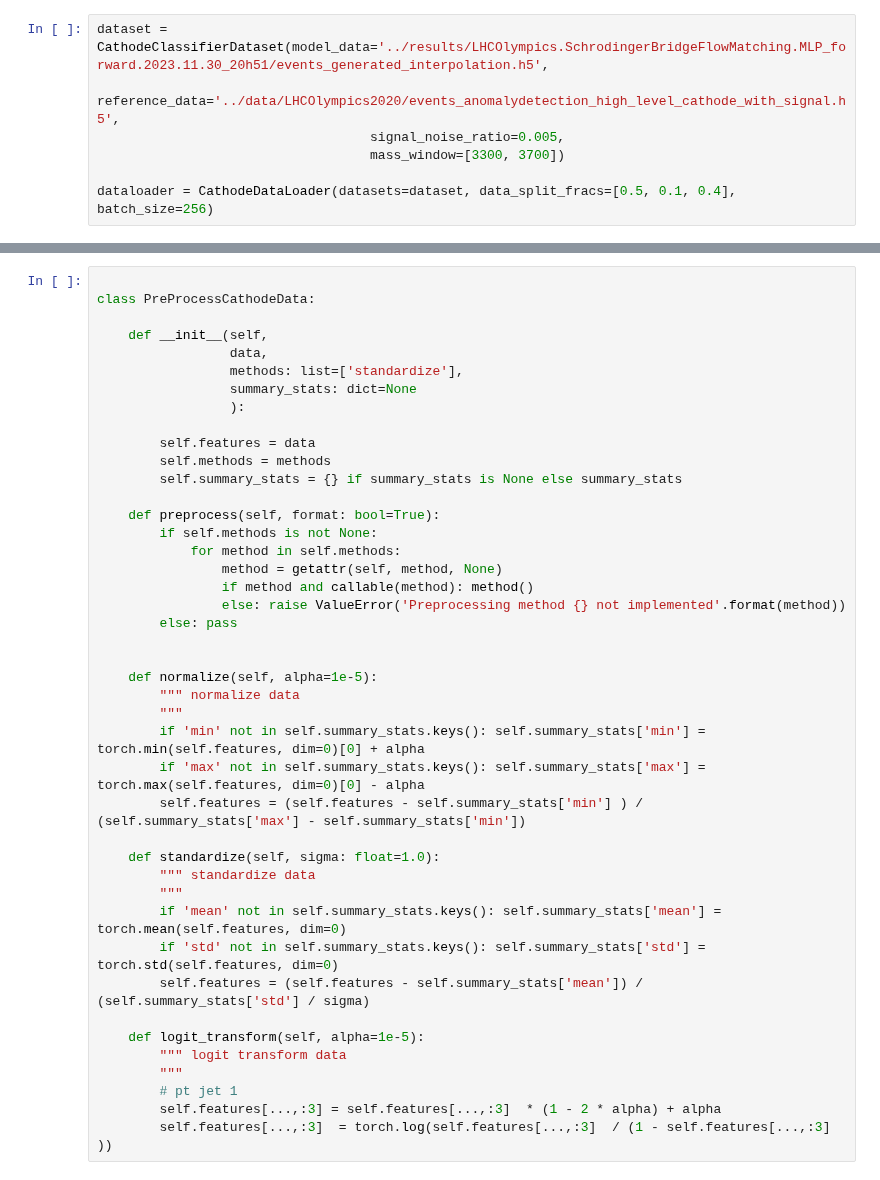
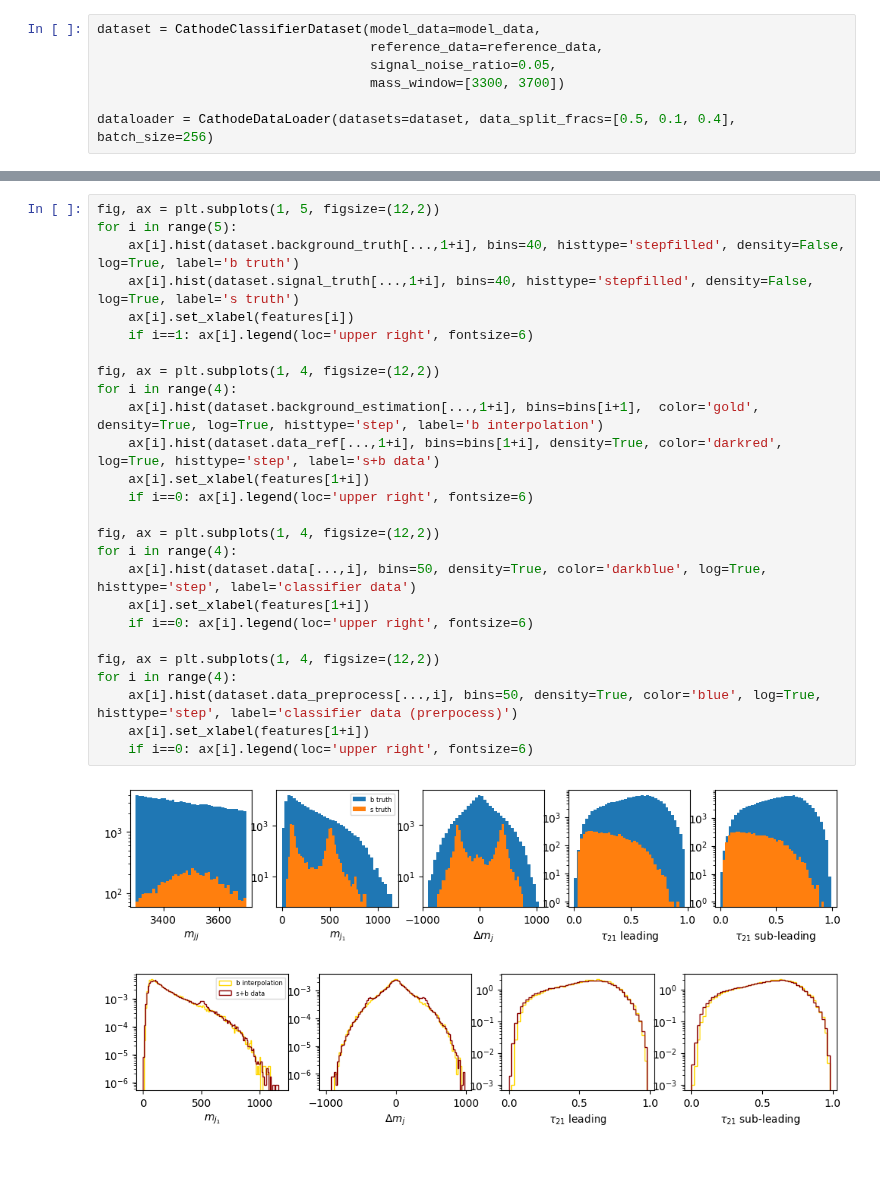
Before and after one commit to dfaroughy/DynGenModels, a Jupyter notebook: notebooks/cathode.ipynb, the cells around one changed output, grey strips where cells are left out. Drawn from its saved outputs; the diff is of its cells as text.

```diff
--- a/notebooks/cathode.ipynb
+++ b/notebooks/cathode.ipynb
@@ -154,7 +208,7 @@ class CathodeDataLoader:
 # %%
-dataset = CathodeClassifierDataset(model_data='../results/LHCOlympics.SchrodingerBridgeFlowMatching.MLP_forward.2023.11.30_20h51/events_generated_interpolation.h5',
-                                   reference_data='../data/LHCOlympics2020/events_anomalydetection_high_level_cathode_with_signal.h5',
-                                   signal_noise_ratio=0.005,
+dataset = CathodeClassifierDataset(model_data=model_data,
+                                   reference_data=reference_data,
+                                   signal_noise_ratio=0.05,
                                    mass_window=[3300, 3700])
 
 dataloader = CathodeDataLoader(datasets=dataset, data_split_fracs=[0.5, 0.1, 0.4], batch_size=256)
@@ -216,43 +220,29 @@ ax[3].set_xlabel(r'$\tau_{21}$ sub-leading')
-# %%
-
-class PreProcessCathodeData:
-
-    def __init__(self,
-                 data,
-                 methods: list=['standardize'],
-                 summary_stats: dict=None
-                 ):
-
-        self.features = data
-        self.methods = methods
-        self.summary_stats = {} if summary_stats is None else summary_stats
-
-    def preprocess(self, format: bool=True):
-        if self.methods is not None:
-            for method in self.methods:
-                method = getattr(self, method, None)
-                if method and callable(method): method()
-                else: raise ValueError('Preprocessing method {} not implemented'.format(method))
-        else: pass
-
-
-    def normalize(self, alpha=1e-5):
-        """ normalize data
-        """
-        if 'min' not in self.summary_stats.keys(): self.summary_stats['min'] = torch.min(self.features, dim=0)[0] + alpha
-        if 'max' not in self.summary_stats.keys(): self.summary_stats['max'] = torch.max(self.features, dim=0)[0] - alpha
-        self.features = (self.features - self.summary_stats['min'] ) / (self.summary_stats['max'] - self.summary_stats['min'])
-
-    def standardize(self, sigma: float=1.0):
-        """ standardize data
-        """
-        if 'mean' not in self.summary_stats.keys(): self.summary_stats['mean'] = torch.mean(self.features, dim=0)
-        if 'std' not in self.summary_stats.keys(): self.summary_stats['std'] = torch.std(self.features, dim=0)
-        self.features = (self.features - self.summary_stats['mean']) / (self.summary_stats['std'] / sigma)
-
-    def logit_transform(self, alpha=1e-5):
-        """ logit transform data
-        """
-        # pt jet 1
-        self.features[...,:3] = self.features[...,:3]  * (1 - 2 * alpha) + alpha
-        self.features[...,:3]  = torch.log(self.features[...,:3]  / (1 - self.features[...,:3] ))
+# %%
+fig, ax = plt.subplots(1, 5, figsize=(12,2))
+for i in range(5):
+    ax[i].hist(dataset.background_truth[...,1+i], bins=40, histtype='stepfilled', density=False, log=True, label='b truth')
+    ax[i].hist(dataset.signal_truth[...,1+i], bins=40, histtype='stepfilled', density=False, log=True, label='s truth')
+    ax[i].set_xlabel(features[i])
+    if i==1: ax[i].legend(loc='upper right', fontsize=6)
+
+fig, ax = plt.subplots(1, 4, figsize=(12,2))
+for i in range(4):
+    ax[i].hist(dataset.background_estimation[...,1+i], bins=bins[i+1],  color='gold', density=True, log=True, histtype='step', label='b interpolation')
+    ax[i].hist(dataset.data_ref[...,1+i], bins=bins[1+i], density=True, color='darkred', log=True, histtype='step', label='s+b data')
+    ax[i].set_xlabel(features[1+i])
+    if i==0: ax[i].legend(loc='upper right', fontsize=6)
+
+fig, ax = plt.subplots(1, 4, figsize=(12,2))
+for i in range(4):
+    ax[i].hist(dataset.data[...,i], bins=50, density=True, color='darkblue', log=True, histtype='step', label='classifier data')
+    ax[i].set_xlabel(features[1+i])
+    if i==0: ax[i].legend(loc='upper right', fontsize=6)
+
+fig, ax = plt.subplots(1, 4, figsize=(12,2))
+for i in range(4):
+    ax[i].hist(dataset.data_preprocess[...,i], bins=50, density=True, color='blue', log=True, histtype='step', label='classifier data (prerpocess)')
+    ax[i].set_xlabel(features[1+i])
+    if i==0: ax[i].legend(loc='upper right', fontsize=6)
+# %% [output]
+[figure, added]
+[figure, added]
```
Also changed, not shown: parts of 19 cells of this notebook, 6 other files.
